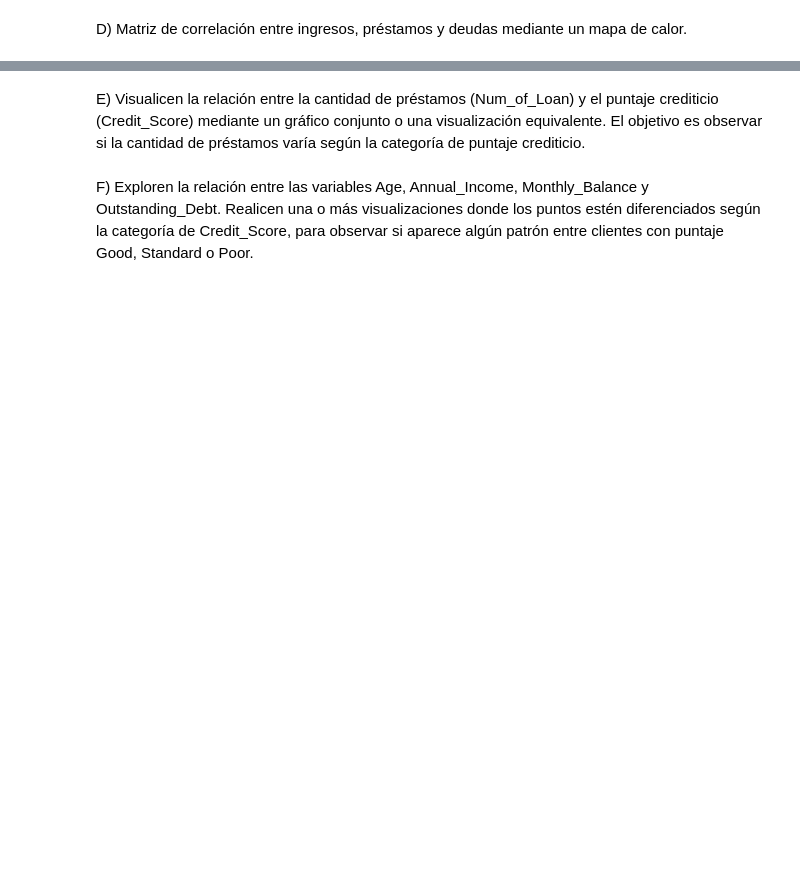
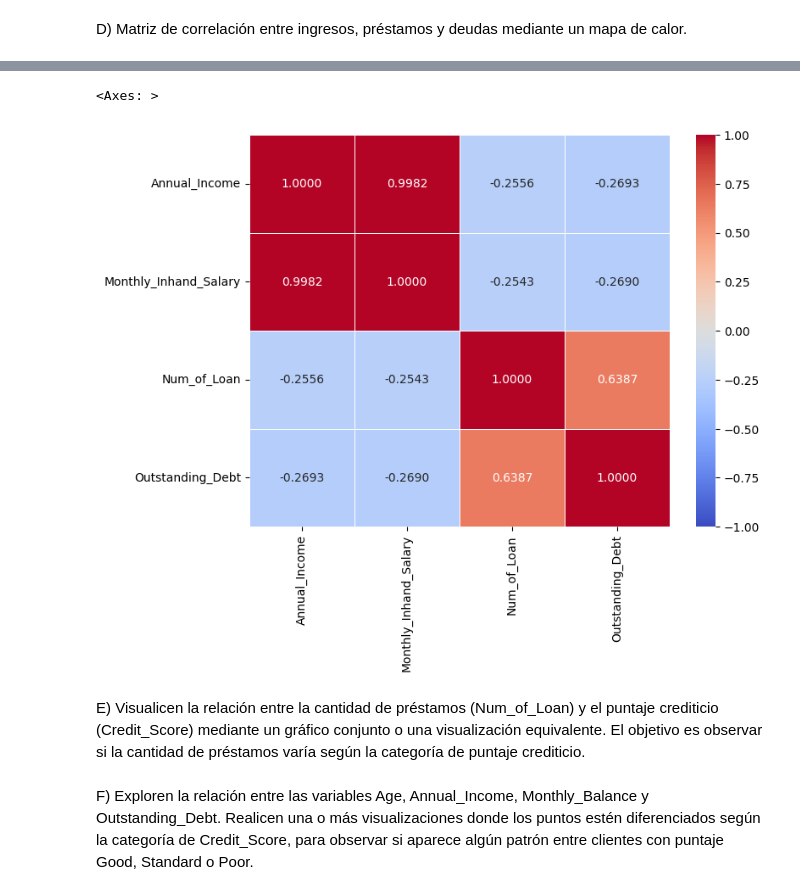
Before and after one commit to franovando/clase_04_06, a Jupyter notebook: Deteccion_de_Fraude.ipynb, the cells around one changed output, grey strips where cells are left out. Saved outputs shown, nothing was run; the diff lists cells and outputs as text; code cells hidden in the pictures; blank space fills up the shorter version.

```diff
--- a/Deteccion_de_Fraude.ipynb
+++ b/Deteccion_de_Fraude.ipynb
@@ -164,2 +172,16 @@ C) Visualizar el ingreso anual promedio (Annual_Income) según la ocupación (Oc
 # %% [markdown]
 D) Matriz de correlación entre ingresos, préstamos y deudas mediante un mapa de calor.
+# %%
+columnas_interes = ['Annual_Income', 'Monthly_Inhand_Salary', 'Num_of_Loan', 'Outstanding_Debt']
+
+df_corr = (
+    bank_df.select([
+        # Crea una lista de correlaciones de 'col' con todas las demás
+        pl.concat_list([pl.corr(col, other) for other in columnas_interes]).alias(col)
+        for col in columnas_interes
+    ])
+    # Desempaqueta las listas para transformarlas en filas de la matriz
+    .explode(columnas_interes)
+    # Agrega la columna con los nombres de las variables al inicio
+    .insert_column(0, pl.Series("Variable", columnas_interes))
+)
@@ -166,3 +200,24 @@ D) Matriz de correlación entre ingresos, préstamos y deudas mediante un mapa d
+# %%
+matriz_pandas = df_corr.drop("Variable").to_pandas()
+
+# 2. Le asignamos los nombres de las variables a las filas (índice)
+# para que salgan automáticamente en el eje Y del gráfico
+matriz_pandas.index = df_corr["Variable"].to_list()
+
+
+# 4. Creamos el mapa de calor
+sns.heatmap(
+    matriz_pandas,
+    annot=True,       # Muestra los números (valores) dentro de cada celda
+    cmap="coolwarm",  # Paleta de colores ideal para correlación (azul=negativo, rojo=positivo)
+    vmin=-1,          # Límite mínimo del coeficiente de correlación
+    vmax=1,           # Límite máximo
+    fmt=".4f",        # Redondea los números a 2 decimales
+    linewidths=0.5    # Añade una delgada línea de separación entre celdas
+)
+# %% [output]
+<Axes: >
+[figure, added]
 # %% [markdown]
 E) Visualicen la relación entre la cantidad de préstamos (Num_of_Loan) y el puntaje crediticio (Credit_Score) mediante un gráfico conjunto o una visualización equivalente. El objetivo es observar si la cantidad de préstamos varía según la categoría de puntaje crediticio.
 # %% [markdown]
```
Also changed, not shown: parts of 4 cells of this notebook.
